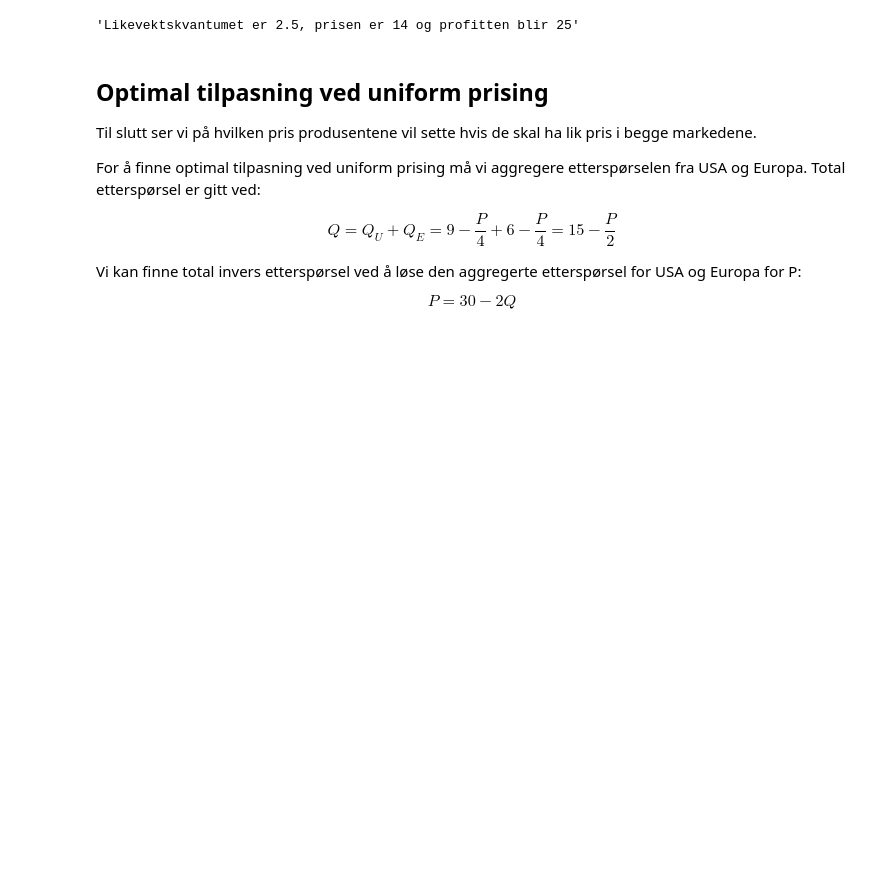
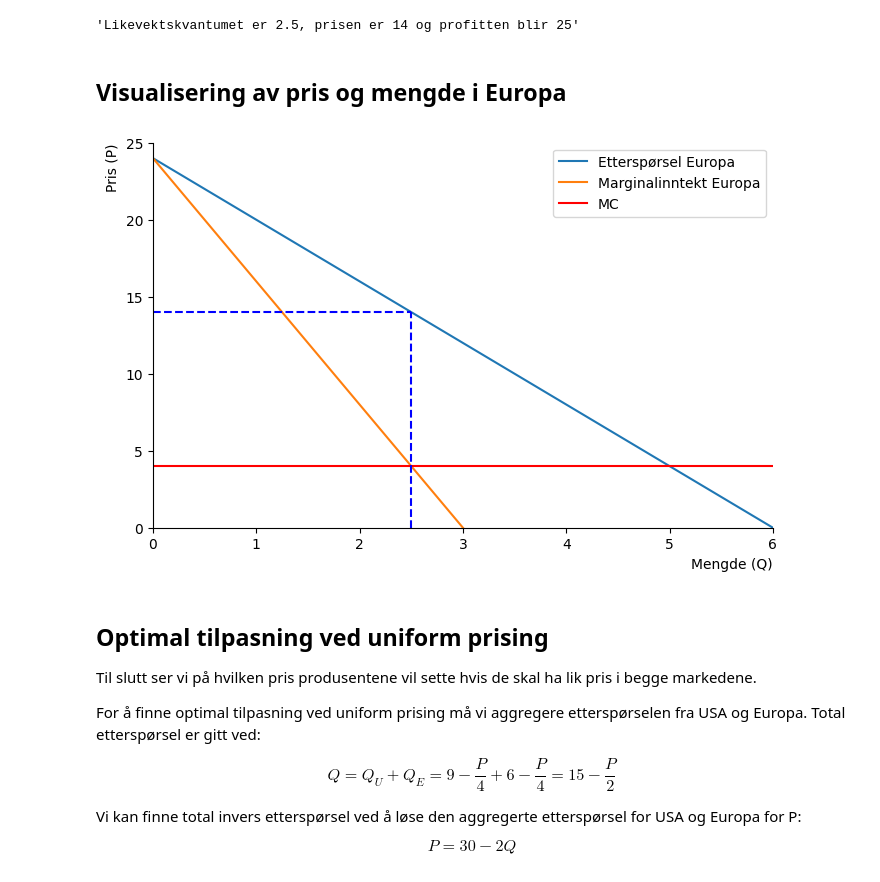
Before and after one commit to DanielFabioG/SOK-2030-Seminar, a Jupyter notebook: Seminar2.ipynb, the cells around one changed output. Saved outputs shown, nothing was run; the diff lists cells and outputs as text; code cells hidden in the pictures; blank space fills up the shorter version.

```diff
--- a/Seminar2.ipynb
+++ b/Seminar2.ipynb
@@ -202,6 +242,29 @@ profitt_E = TR_E.subs(Q_E, likevekt_E_kv) - MC*likevekt_E_kv
 f'Likevektskvantumet er {round(likevekt_E_kv, 1)}, prisen er {likevekt_E_pris} og profitten blir {profitt_E}'
 # %% [output]
 'Likevektskvantumet er 2.5, prisen er 14 og profitten blir 25'
+# %% [markdown]
+## Visualisering av pris og mengde i Europa
+# %%
+fig, ax = create_ax()
+
+# Plotter etterspørselskurven for Europa
+ax.plot(Q, invers(24,4,Q), label='Etterspørsel Europa')
+# Plotter marginalinntekten for Europa
+ax.plot(Q, MR(24,4,Q), label='Marginalinntekt Europa')
+# Plotter MC
+ax.axhline(y=4, color='r', label='MC')
+
+# Plotter likevektskvantumet
+ax.vlines(x=likevekt_E_kv, ymin=0, ymax=likevekt_E_pris, color='b', linestyle='--')
+# Plotter likevektsprisen
+ax.hlines(y=likevekt_E_pris, xmin=0, xmax=likevekt_E_kv, color='b', linestyle='--')
+
+ax.set(xlim=(0, 6))
+ax.set(ylim=(0, 25))
+
+ax.legend();
+# %% [output]
+[figure, added]
 # %% [markdown]
 ## Optimal tilpasning ved uniform prising
 
```
Also changed, not shown: parts of 6 cells of this notebook.
